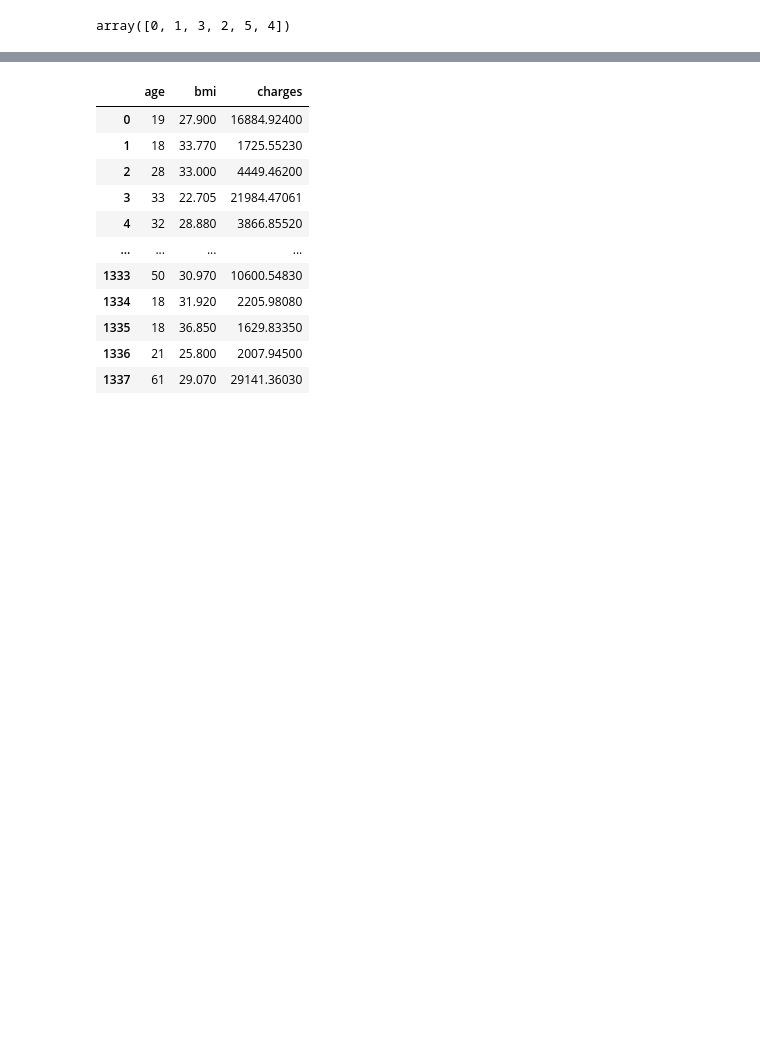
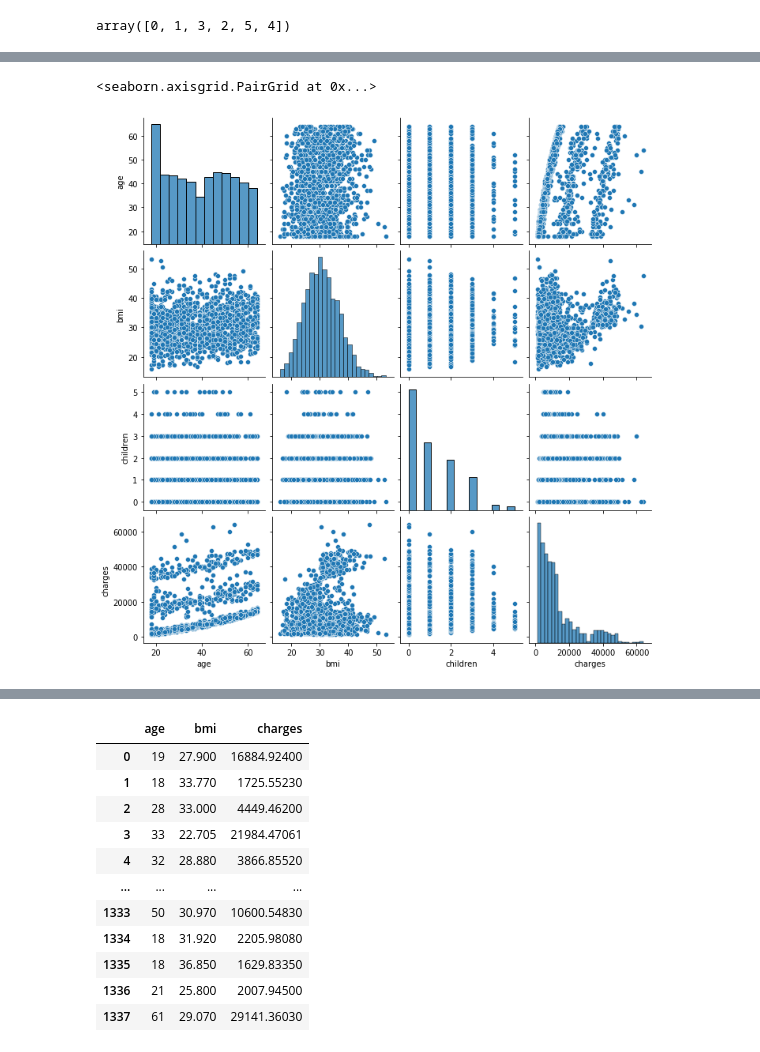
Before and after one commit to JVasquez5/IBM-Machine-Learning-Professional-Certificate, a Jupyter notebook: Module_2/working.ipynb, the cells around one changed output, grey strips where cells are left out. Cells and saved outputs as stored; diff of their text form; code cells hidden in the pictures; blank space fills up the shorter version.

```diff
--- a/Module_2/working.ipynb
+++ b/Module_2/working.ipynb
@@ -111,0 +128,5 @@ array([0, 1, 3, 2, 5, 4])
+# %%
+sns.pairplot(df)
+# %% [output]
+<seaborn.axisgrid.PairGrid at 0x...>
+[figure, added]
```
Also changed, not shown: parts of 16 cells of this notebook.
